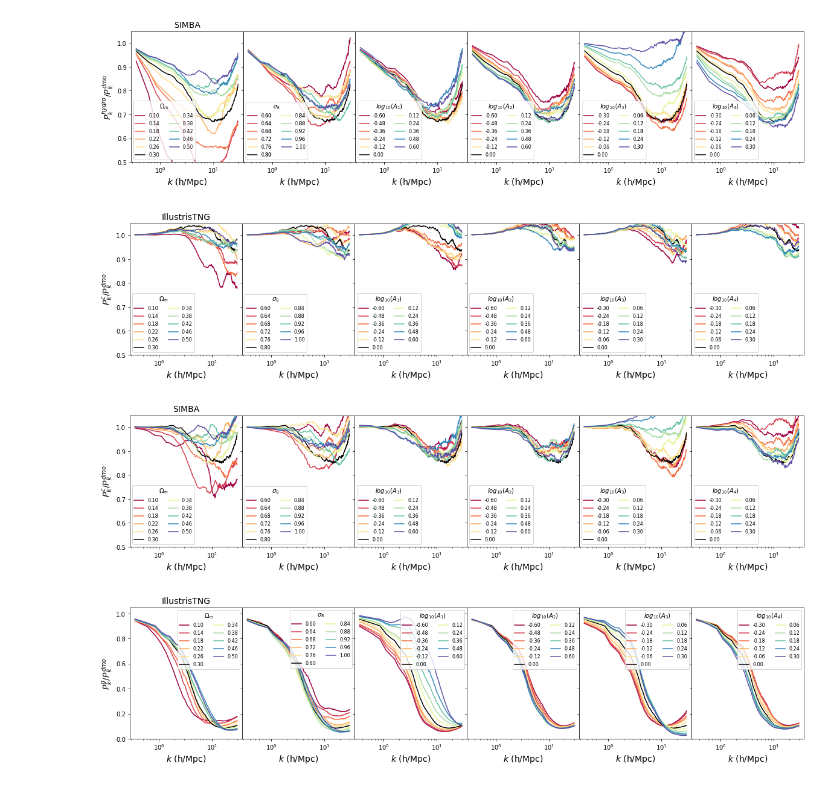
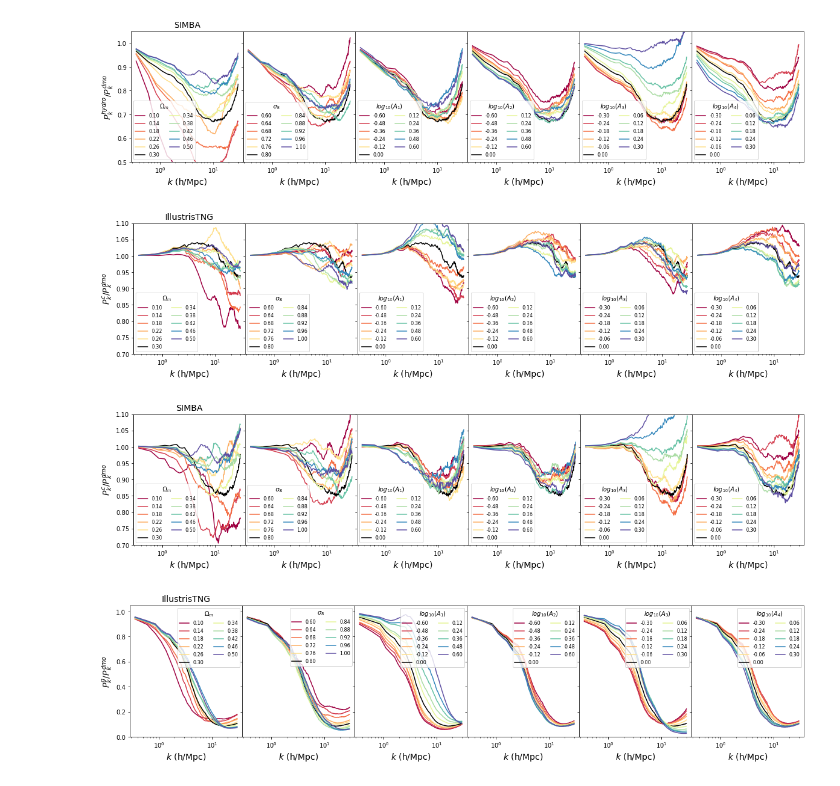
Before and after one commit to liuxx479/cosmo_dep_feedback, a Jupyter notebook: Pk_1P.ipynb, the cells around one changed output. Cells and saved outputs as stored; diff of their text form; code cells hidden in the pictures.

Commit message:
update plots with 1P

```diff
--- a/Pk_1P.ipynb
+++ b/Pk_1P.ipynb
@@ -91,36 +91,36 @@ for isim in ['IllustrisTNG', 'SIMBA']:
 
     f, axes=subplots(1, 6, figsize=(20,4))
     # f, axes=subplots(2, 3, figsize=(16,6))
     for i in range(6): ## number of parameters
         ax=axes.reshape(-1)[i]
         idx = where(params[:,i]!=fidu_params[i])[0] # select the varying one on specific parameter
         idx = concatenate([idx[:5], [0,], idx[5:]]) ## inserting the fiducial model in the middle
         j=0
         colors = cmap(linspace(0,1,len(idx)))
         for iidx in idx:
             icolor=colors[j]
             if j==5: ## fiducial model
                 icolor='k'
             iparam=params[iidx,i]
             ax.plot(kcut, r[iidx], c=icolor,label='%.2f'%(iparam))
             j+=1
 
         ax.legend(title='%s'%(labels[i]),ncol=2,fontsize=8,loc='lower left')
         ax.set_xscale('log')
-        ax.set_ylim(0.5, 1.05)
+        ax.set_ylim(0.7, 1.1)
         ax.set_xlabel('$k$ (h/Mpc)',fontsize=14)
         ax.set_xlabel('$k$ (h/Mpc)',fontsize=14)
         if i == 0:
             ax.set_title(isim,fontsize=14)
             ax.set_ylabel('$P_k^{c}/P_k^{dmo}$',fontsize=14)
         else:
             ax.yaxis.set_ticklabels([])
 
     plt.subplots_adjust(hspace=0, wspace=0)
     show()
 # %% [output]
-[figure, old version]
+[figure, new version]
-[figure, old version]
+[figure, new version]
 # %%
 iPk = 'Pk_g'
 
```
